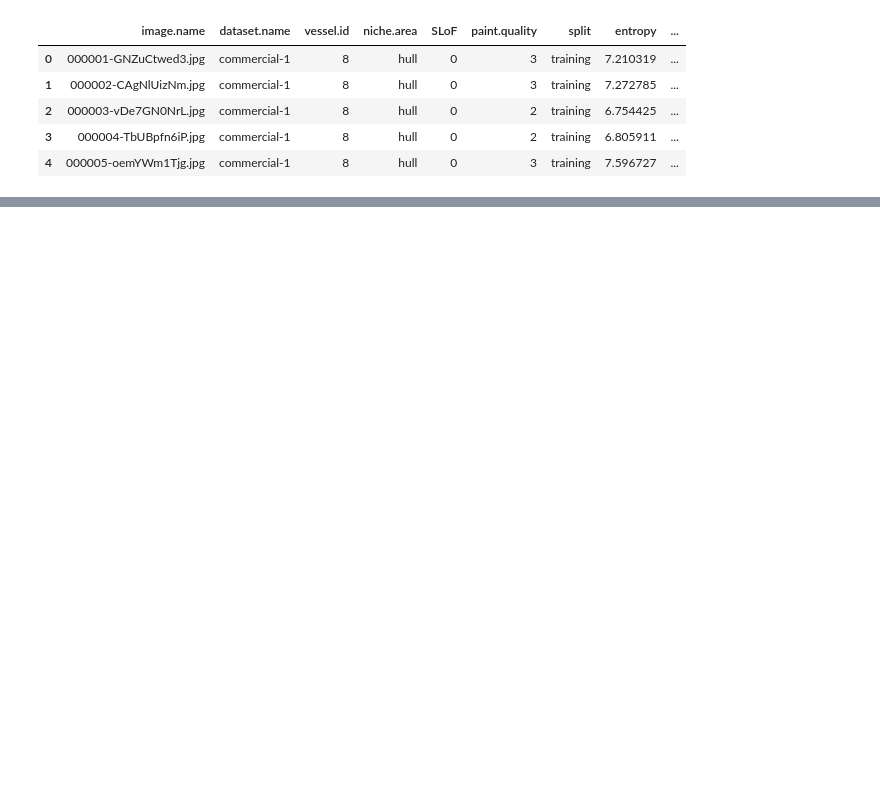
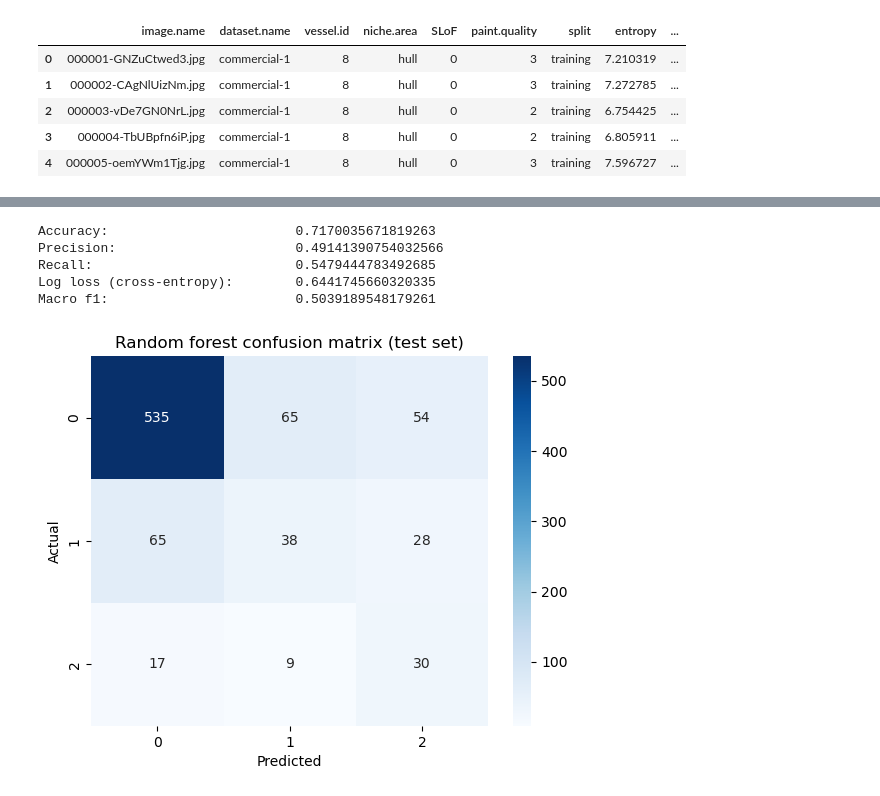
Before and after one commit to Kunal-Moz/hullseek, a Jupyter notebook: baseline_model.ipynb, the cells around one changed output, grey strips where cells are left out. Saved outputs shown, nothing was run; the diff lists cells and outputs as text; code cells hidden in the pictures; blank space fills up the shorter version.

```diff
--- a/baseline_model.ipynb
+++ b/baseline_model.ipynb
@@ -201 +210,33 @@ Dummy log loss: 14.87175710585452
+# %%
+# Predictions (test set)
+y_rf_pred = rf.predict(x_test)
+y_rf_prob = rf.predict_proba(x_test)
+
+# Overall metrics (test set)
+overall_accuracy = accuracy_score(y_test, y_rf_pred)
+macro_precision = precision_score(y_test, y_rf_pred, average="macro")
+macro_recall = recall_score(y_test, y_rf_pred, average="macro")
+overall_log_loss = log_loss(y_test, y_rf_prob)
+macro_f1 = f1_score(y_test, y_rf_pred, average="macro")
+
+print("Accuracy:\t\t\t", overall_accuracy)
+print("Precision:\t\t\t", macro_precision)
+print("Recall:\t\t\t\t", macro_recall)
+print("Log loss (cross-entropy):\t", overall_log_loss)
+print("Macro f1:\t\t\t", macro_f1)
+
+# Confusion matrix (test set)
+cm = confusion_matrix(y_test, y_rf_pred)
+sns.heatmap(cm, annot=True, fmt='d', cmap='Blues')
+plt.xlabel("Predicted")
+plt.ylabel("Actual")
+plt.title("Random forest confusion matrix (test set)")
+plt.show()
+# %% [output]
+Accuracy:                        0.7170035671819263
+Precision:                       0.49141390754032566
+Recall:                          0.5479444783492685
+Log loss (cross-entropy):        0.6441745660320335
+Macro f1:                        0.5039189548179261
+[figure, added]
 # %%
```
Also changed, not shown: parts of 19 cells of this notebook.
